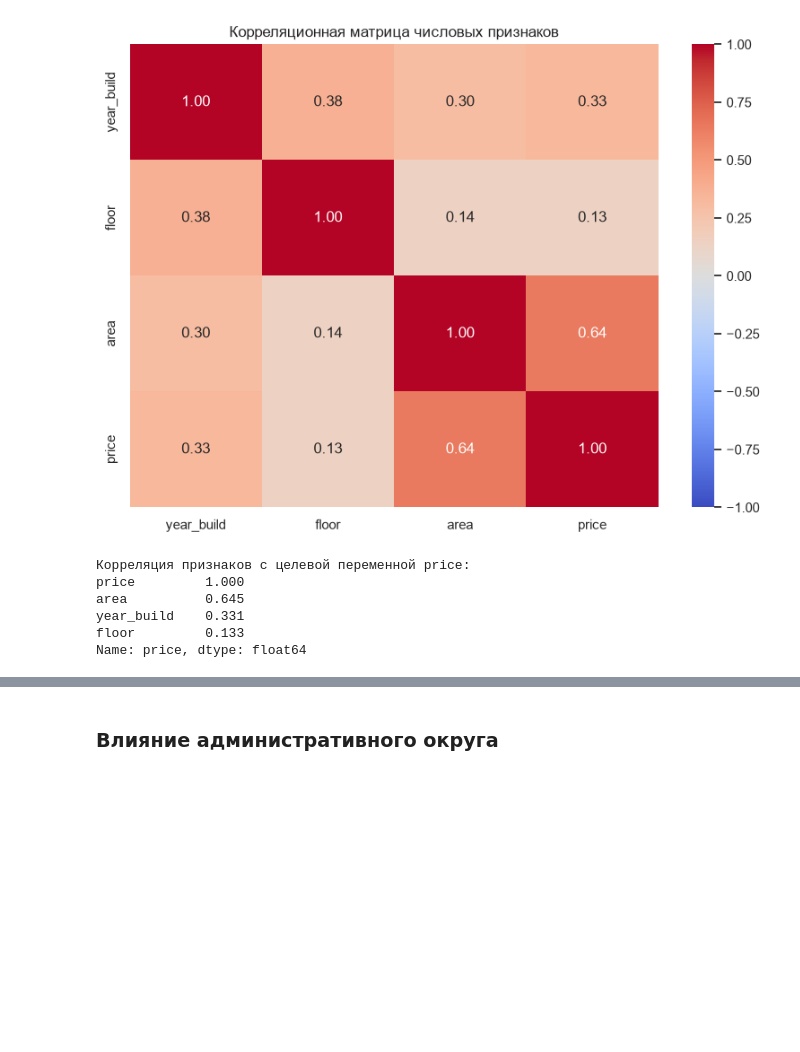
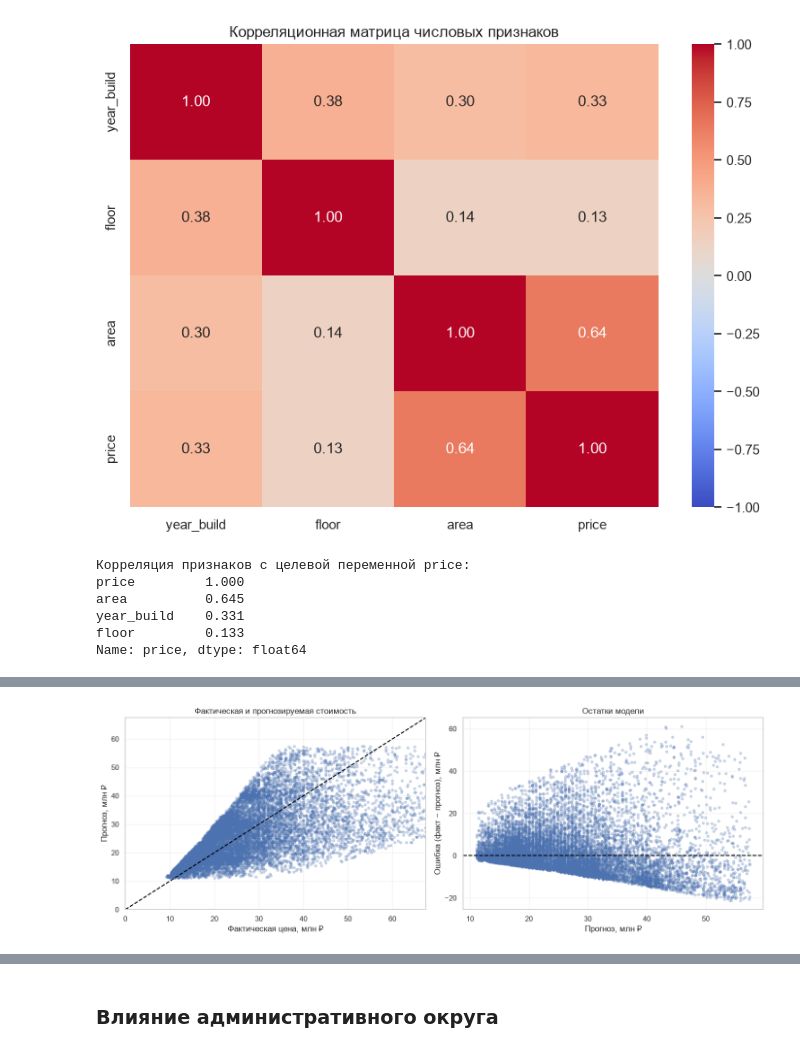
Before and after one commit to o-Anna-o/Prognosis_system, a Jupyter notebook: Prognosis_model.ipynb, the cells around one changed output, grey strips where cells are left out. Saved outputs shown, nothing was run; the diff lists cells and outputs as text; code cells hidden in the pictures; blank space fills up the shorter version.

Commit message:
ElasticNet используется для прогнозирования

```diff
--- a/Prognosis_model.ipynb
+++ b/Prognosis_model.ipynb
@@ -1174,0 +566,19 @@ else:
+# %%
+# Класс импортируется из web_app/model.py под тем же модульным именем,
+# которое использует Django при загрузке модели.
+from model import ApartmentElasticNet
+
+
+def metrics(y_true, y_pred):
+    y_true = np.asarray(y_true, dtype=float)
+    y_pred = np.asarray(y_pred, dtype=float)
+    mae = float(mean_absolute_error(y_true, y_pred) / 1e6)
+    rmse = float(np.sqrt(mean_squared_error(y_true, y_pred)) / 1e6)
+    mape = float(np.mean(np.abs(y_true - y_pred) / y_true) * 100)
+    return {
+        'MAE, млн ₽': mae,
+        'RMSE, млн ₽': rmse,
+        'R²': float(r2_score(y_true, y_pred)),
+        'MAPE, %': mape,
+        'Точность, %': 100 - mape
+    }
@@ -1174,0 +589,78 @@ else:
+# %%
+train_df = model_df[model_df.period_year <= 2025].copy().reset_index(drop=True)
+test_df = model_df[model_df.period_year == 2026].copy().reset_index(drop=True)
+
+X_train = train_df[FEATURE_COLS].copy()
+y_train = train_df['price'].to_numpy(dtype=float)
+X_test = test_df[FEATURE_COLS].copy()
+y_test = test_df['price'].to_numpy(dtype=float)
+
+if len(train_df) == 0 or len(test_df) == 0:
+    raise ValueError('Для проверки необходимы сделки за 2023–2025 и за 2026 годы.')
+
+validation_model = ApartmentElasticNet(**ELASTICNET_PARAMS).fit(X_train, y_train)
+test_predictions = validation_model.predict(X_test)
+test_metrics = metrics(y_test, test_predictions)
+
+print('Модель: ElasticNet')
+print('Параметры:', ELASTICNET_PARAMS)
+print('Обучающих сделок:', len(train_df))
+print('Тестовых сделок за 2026 год:', len(test_df))
+display(pd.DataFrame([test_metrics]).round(3))
+
+actual_mln = y_test / 1e6
+predicted_mln = test_predictions / 1e6
+limit = float(np.quantile(np.r_[actual_mln, predicted_mln], 0.99))
+
+fig, axes = plt.subplots(1, 2, figsize=(14, 5))
+axes[0].scatter(actual_mln, predicted_mln, s=12, alpha=0.25)
+axes[0].plot([0, limit], [0, limit], '--', color='black')
+axes[0].set(
+    title='Фактическая и прогнозируемая стоимость',
+    xlabel='Фактическая цена, млн ₽',
+    ylabel='Прогноз, млн ₽',
+    xlim=(0, limit),
+    ylim=(0, limit)
+)
+axes[1].scatter(predicted_mln, (y_test - test_predictions) / 1e6, s=12, alpha=0.25)
+axes[1].axhline(0, linestyle='--', color='black')
+axes[1].set(
+    title='Остатки модели',
+    xlabel='Прогноз, млн ₽',
+    ylabel='Ошибка (факт − прогноз), млн ₽'
+)
+for ax in axes:
+    ax.grid(alpha=0.25)
+plt.tight_layout()
+plt.show()
+
+n = min(10, len(test_df))
+if n:
+    comparison_test = pd.DataFrame({
+        'Фактическая цена, млн ₽': y_test[:n] / 1e6,
+        'Прогноз, млн ₽': test_predictions[:n] / 1e6
+    })
+    labels = [
+        f'{street} / {district} / {area:.0f} м²'
+        for street, district, area in zip(
+            test_df.street.head(n),
+            test_df.district.head(n),
+            test_df.area.head(n)
+        )
+    ]
+    x = np.arange(n)
+    fig, ax = plt.subplots(figsize=(14, 5))
+    ax.bar(x - 0.19, comparison_test['Фактическая цена, млн ₽'], 0.38, label='Факт')
+    ax.bar(x + 0.19, comparison_test['Прогноз, млн ₽'], 0.38, label='Прогноз')
+    ax.set(
+        title='Первые 10 тестовых квартир',
+        ylabel='Цена, млн ₽',
+        xticks=x,
+        xticklabels=labels
+    )
+    plt.setp(ax.get_xticklabels(), rotation=40, ha='right', fontsize=8)
+    ax.grid(axis='y', alpha=0.25)
+    ax.legend()
+    plt.tight_layout()
+    plt.show()
+# %% [output]
@@ -1174,0 +673 @@ else:
+[figure, added]
```
Also changed, not shown: parts of 54 cells of this notebook, 6 other files.
